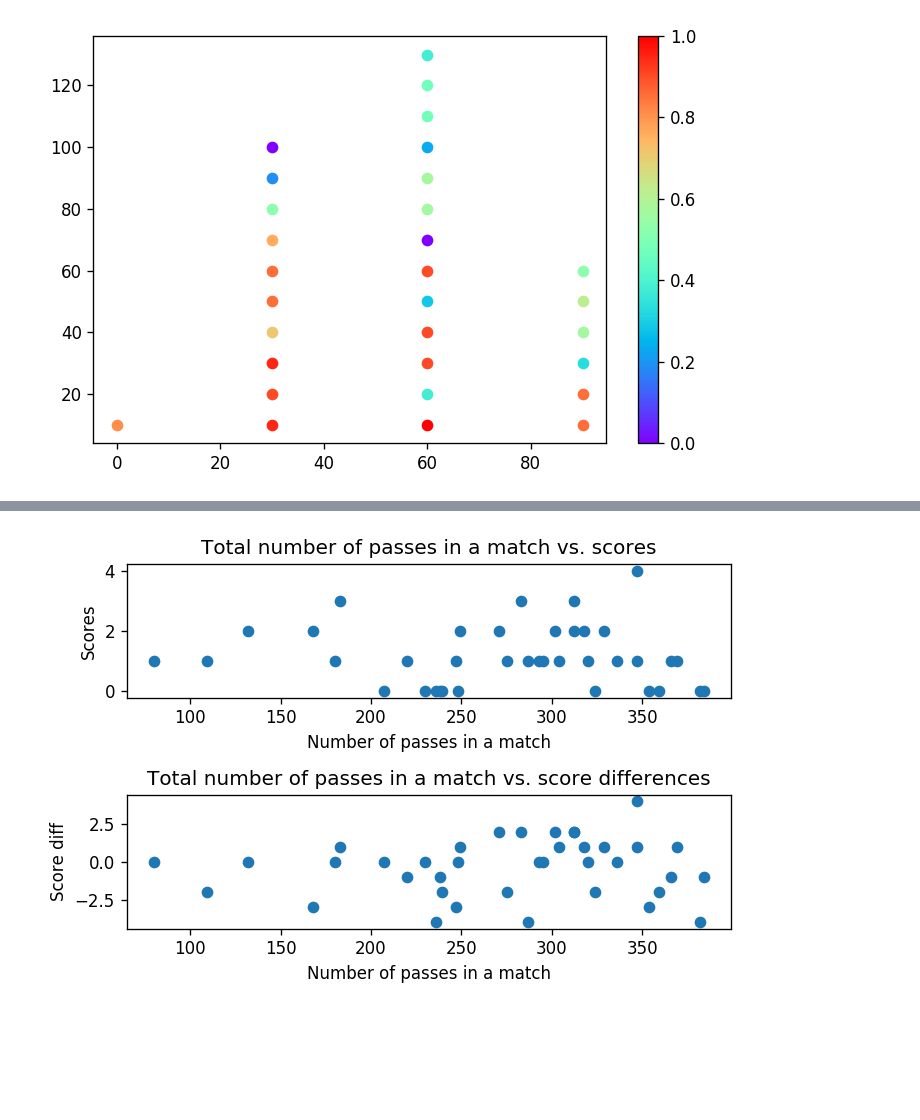
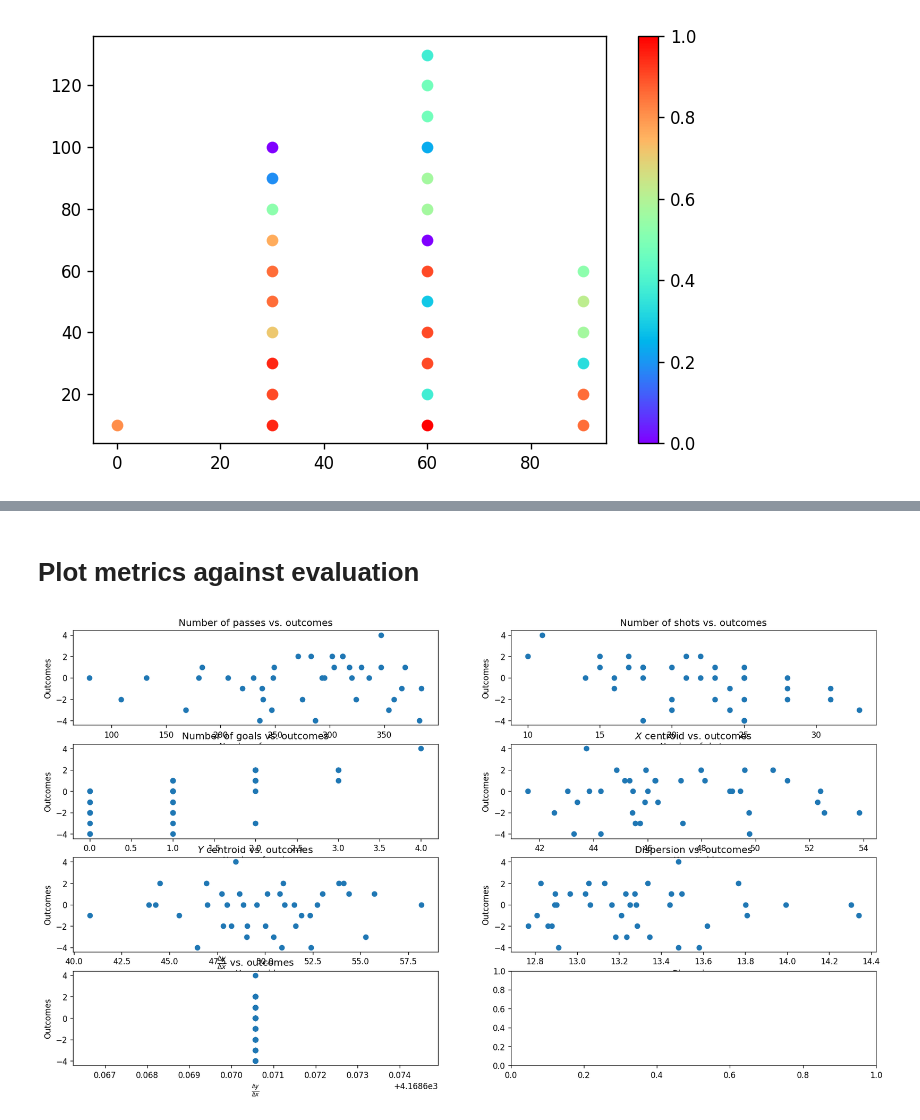
Before and after one commit to tjysdsg/MCM-2020-D, a Jupyter notebook: EDA.ipynb, the cells around one changed output, grey strips where cells are left out. Drawn from its saved outputs; the diff is of its cells as text; code cells hidden in the pictures; blank space fills up the shorter version.

Commit message:
Implement metrics in paper
Implement 7 out of 8 metrics in
'Defining a historic football team: Using NetworkScience to analyze Guardiola’s F.C. Barcelona'

```diff
--- a/EDA.ipynb
+++ b/EDA.ipynb
@@ -283,0 +346,9 @@ network.pass_hotspot()
+# %%
+def get_dx_div_dy(data, match_id: int):
+    ratios = [(r['EventDestination_y'] - r['EventOrigin_y']) /
+              (r['EventDestination_x'] - r['EventOrigin_x'] + 10**-5) # prevent divided by zero
+              for i, r in data.iterrows()]
+    return np.mean(np.asarray(ratios))
+
+
+get_dx_div_dy(huskies_passes, 1)
@@ -318,18 +371,37 @@ Text(0, 0.5, 'Outcomes')
-# %%
-fig, axs = plt.subplots(2)
-
-plot_total_n_passes_against(get_total_n_passes, get_ownscore, ax=axs[0])
-axs[0].set_title("Total number of passes in a match vs. scores")
-axs[0].set_xlabel("Number of passes in a match")
-axs[0].set_ylabel("Scores")
-
-plot_total_n_passes_against(get_total_n_passes, get_score_diff, ax=axs[1])
-axs[1].set_title("Total number of passes in a match vs. score differences")
-axs[1].set_xlabel("Number of passes in a match")
-axs[1].set_ylabel("Score diff")
-
-fig.tight_layout()
-
-plt.show()
-# %% [output]
-[figure, removed]
+# %% [markdown]
+# Plot metrics against evaluation
+# %%
+from typing import List
+
+def plot_metrics_against(y_func, y_data, y_name: str, matches_data=matches_df,
+                         events_data=events_df, huskies_data=huskies_passes):
+    metric_funcs = [get_n_passes, get_n_shots, get_n_goals, get_x_centroid, get_y_centroid,
+                   get_dispersion, get_dx_div_dy]
+    metric_data = [huskies_passes, events_data, matches_data,
+                   huskies_passes, huskies_passes, huskies_passes, huskies_passes]
+    metric_names = ['Number of passes',
+                   'Number of shots',
+                   'Number of goals',
+                   r'$X$ centroid',
+                   r'$Y$ centroid',
+                   'Dispersion',
+                   r'$\frac{\Delta y}{\Delta x}$']
+    n = len(metric_names)
+    match_ids = np.unique(huskies_data['MatchID'])
+    fig, axs = plt.subplots(4, 2)
+    fig.set_size_inches(18, 10)
+    Y = [y_func(y_data, mi) for mi in match_ids]
+    for i in range(n):
+        X = [metric_funcs[i](metric_data[i], mi) for mi in match_ids]
+        ax_x = i // 2
+        ax_y = i % 2
+        axs[ax_x, ax_y].scatter(X, Y)
+        axs[ax_x, ax_y].set_title(metric_names[i] + ' vs. ' + y_name.lower())
+        axs[ax_x, ax_y].set_xlabel(metric_names[i])
+        axs[ax_x, ax_y].set_ylabel(y_name)
+    # fig.tight_layout()
+    plt.show()
+# %%
+plot_metrics_against(get_score_diff, matches_df, 'Outcomes')
+# %% [output]
+[figure, added]
```
Also changed, not shown: parts of 28 cells of this notebook.
